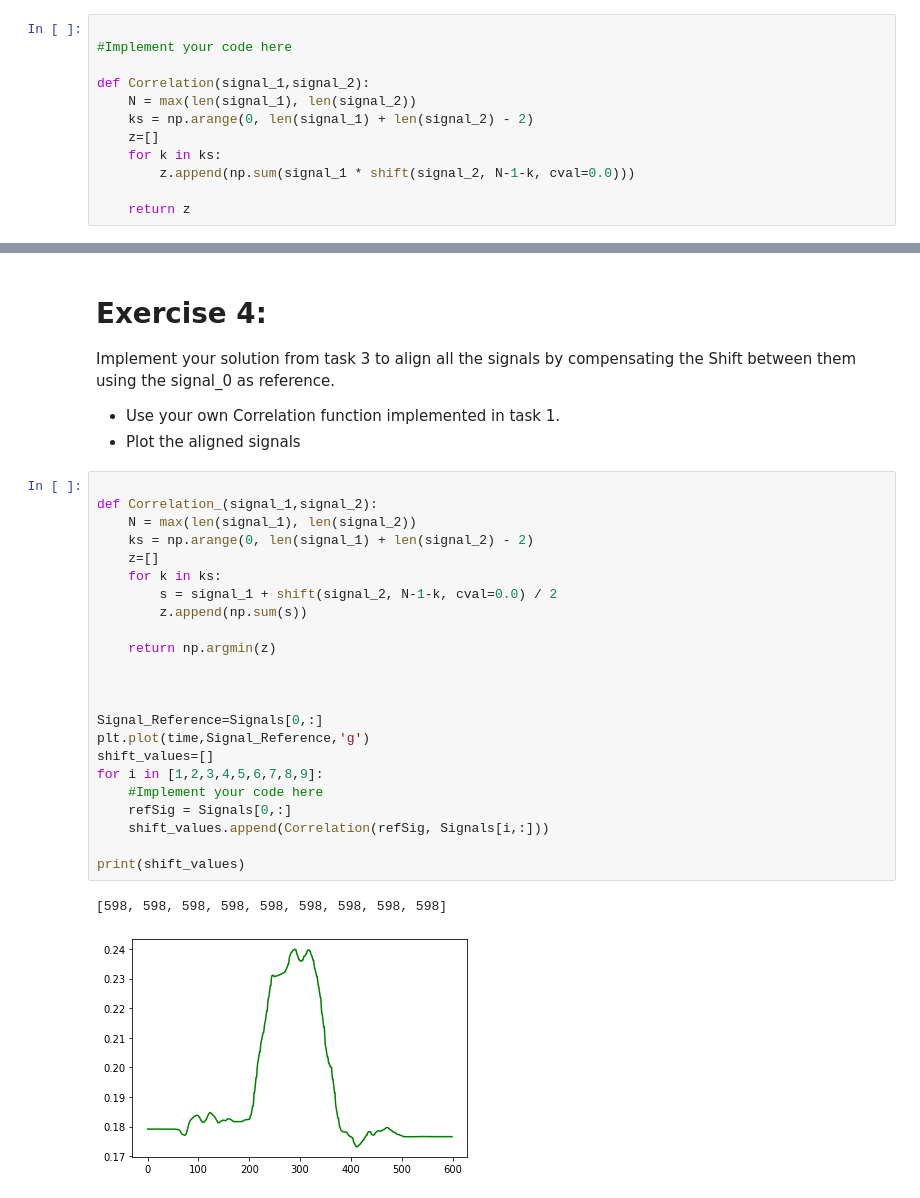
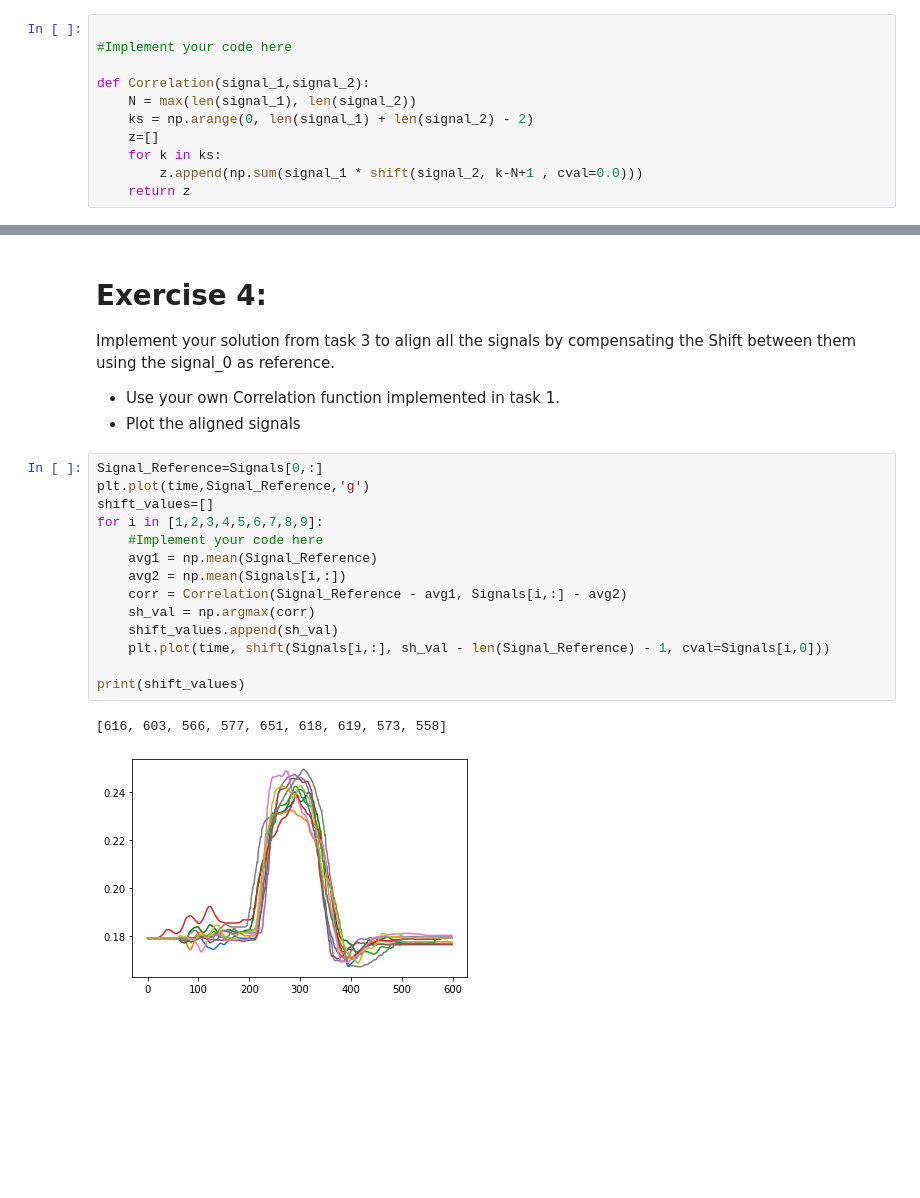
Before and after one commit to b0ngi/sigprocessing, a Jupyter notebook: assignment_01/Assignment1_E2_Cross_Correaltion.ipynb, the cells around one changed output, grey strips where cells are left out. Drawn from its saved outputs; the diff is of its cells as text; blank space fills up the shorter version.

```diff
--- a/assignment_01/Assignment1_E2_Cross_Correaltion.ipynb
+++ b/assignment_01/Assignment1_E2_Cross_Correaltion.ipynb
@@ -59,8 +59,7 @@ def Correlation(signal_1,signal_2):
     ks = np.arange(0, len(signal_1) + len(signal_2) - 2)
     z=[]
     for k in ks:
-        z.append(np.sum(signal_1 * shift(signal_2, N-1-k, cval=0.0)))
-
+        z.append(np.sum(signal_1 * shift(signal_2, k-N+1 , cval=0.0)))
     return z
 # %% [markdown]
 ## Task_2
@@ -118,29 +110,20 @@ plt.legend(bbox_to_anchor=(1.0, 1.0), loc=1, borderaxespad=1.5)
 Implement your solution from task 3 to align all the signals by compensating the Shift between them using the signal_0 as reference.
 - Use your own Correlation function implemented in task 1.
 - Plot the aligned signals
-# %%
-
-def Correlation_(signal_1,signal_2):
-    N = max(len(signal_1), len(signal_2))
-    ks = np.arange(0, len(signal_1) + len(signal_2) - 2)
-    z=[]
-    for k in ks:
-        s = signal_1 + shift(signal_2, N-1-k, cval=0.0) / 2
-        z.append(np.sum(s))
-
-    return np.argmin(z)
-
-
-
-Signal_Reference=Signals[0,:]
-plt.plot(time,Signal_Reference,'g')
-shift_values=[]
-for i in [1,2,3,4,5,6,7,8,9]:
-    #Implement your code here
-    refSig = Signals[0,:]
-    shift_values.append(Correlation(refSig, Signals[i,:]))
-
-print(shift_values)
-# %% [output]
-[598, 598, 598, 598, 598, 598, 598, 598, 598]
-[figure, removed]
+# %%
+Signal_Reference=Signals[0,:]
+plt.plot(time,Signal_Reference,'g')
+shift_values=[]
+for i in [1,2,3,4,5,6,7,8,9]:
+    #Implement your code here
+    avg1 = np.mean(Signal_Reference)
+    avg2 = np.mean(Signals[i,:])
+    corr = Correlation(Signal_Reference - avg1, Signals[i,:] - avg2)
+    sh_val = np.argmax(corr)
+    shift_values.append(sh_val)
+    plt.plot(time, shift(Signals[i,:], sh_val - len(Signal_Reference) - 1, cval=Signals[i,0]))
+
+print(shift_values)
+# %% [output]
+[616, 603, 566, 577, 651, 618, 619, 573, 558]
+[figure, added]
```
Also changed, not shown: parts of 3 cells of this notebook, 4 other files.
